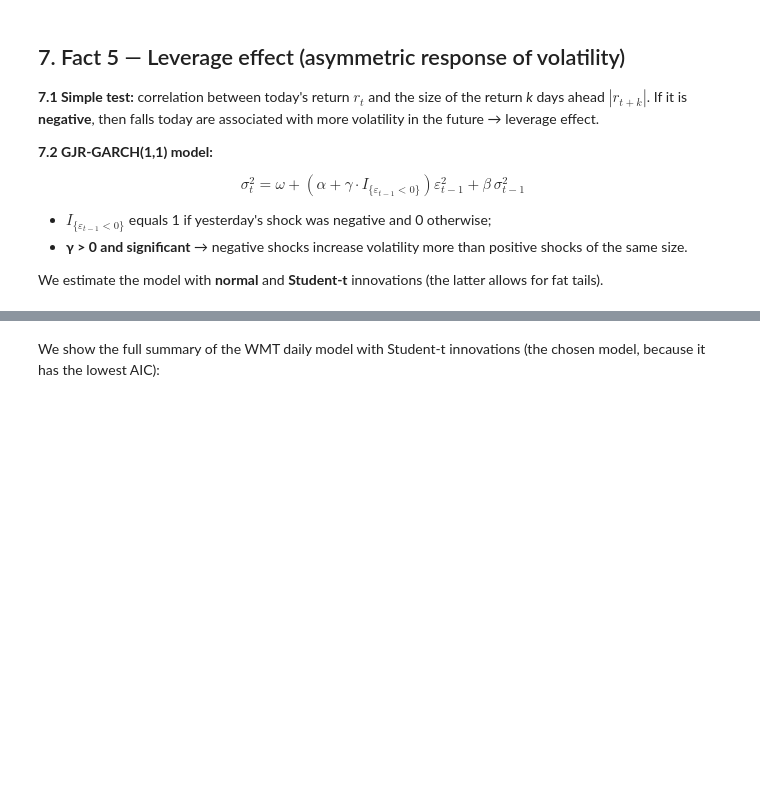
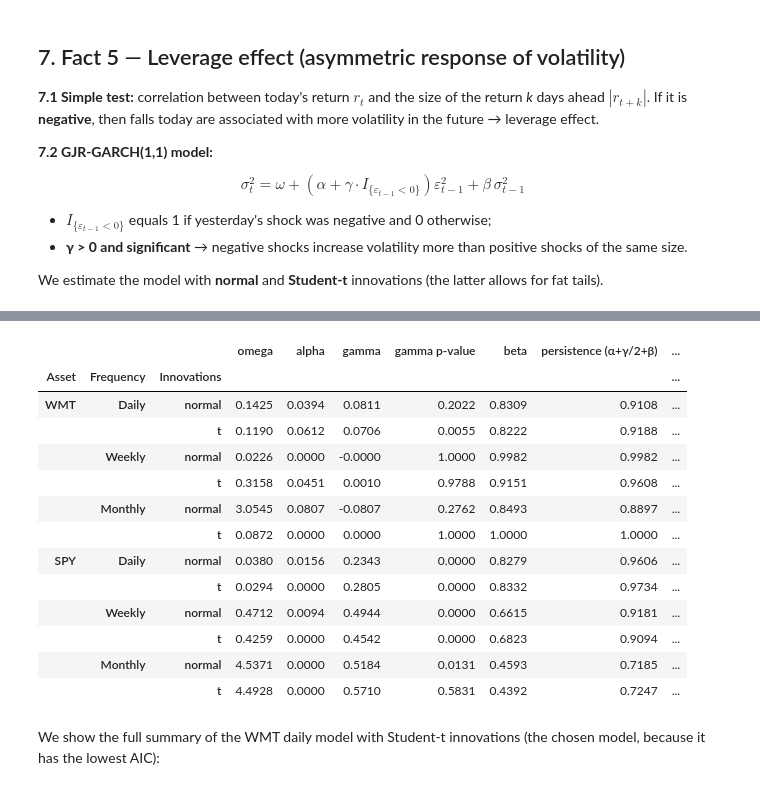
Before and after one commit to mpalhasantosseco-creator/Projecto_Asset, a Jupyter notebook: notebooks/03_stylised_facts_garch.ipynb, the cells around one changed output, grey strips where cells are left out. Cells and saved outputs as stored; diff of their text form; code cells hidden in the pictures; blank space fills up the shorter version.

```diff
--- a/notebooks/03_stylised_facts_garch.ipynb
+++ b/notebooks/03_stylised_facts_garch.ipynb
@@ -431,38 +525,57 @@ def fit_gjr(r, distribution):
     # We multiply the returns by 100 (so they are in %) because the optimiser of the 'arch' library
     # works better with numbers on that scale.
     model = arch_model(100 * r.dropna(), mean='Constant', vol='GARCH', p=1, o=1, q=1, dist=distribution)
-    return model.fit(disp='off')
+    result = model.fit(disp='off')
+    if result.convergence_flag != 0:
+        # The warnings are hidden at the top of the notebook, so we print this one ourselves
+        print(f'WARNING: the GJR-GARCH fit ({r.name}, {distribution}) did not converge - do not trust its estimates')
+    return result
 
 
 # We store all the models in a dictionary with key (asset, frequency, distribution)
 models = {}
 for asset in assets:
     for freq, table in frequencies.items():
         for distribution in ['normal', 't']:
             models[(asset, freq, distribution)] = fit_gjr(table[asset], distribution)
 
 # Table with the most important parameters
 rows = []
 for (asset, freq, distribution), res in models.items():
     p = res.params
     rows.append({
         'Asset': asset,
         'Frequency': freq,
         'Innovations': distribution,
         'omega': p['omega'],
         'alpha': p['alpha[1]'],
         'gamma': p['gamma[1]'],
         'gamma p-value': res.pvalues['gamma[1]'],
         'beta': p['beta[1]'],
         'persistence (α+γ/2+β)': p['alpha[1]'] + p['gamma[1]'] / 2 + p['beta[1]'],
         'nu (t d.o.f.)': p['nu'] if distribution == 't' else np.nan,
         'Log-lik.': res.loglikelihood,
         'AIC': res.aic,
         'BIC': res.bic,
     })
 
 tab_gjr = pd.DataFrame(rows).set_index(['Asset', 'Frequency', 'Innovations'])
 display(tab_gjr.round(4))
+# %% [output]
+|  |  |  | omega | alpha | gamma | gamma p-value | beta | persistence (α+γ/2+β) | ... |
+| Asset | Frequency | Innovations |  |  |  |  |  |  | ... |
+| WMT | Daily | normal | 0.1425 | 0.0394 | 0.0811 | 0.2022 | 0.8309 | 0.9108 | ... |
+|  |  | t | 0.1190 | 0.0612 | 0.0706 | 0.0055 | 0.8222 | 0.9188 | ... |
+|  | Weekly | normal | 0.0226 | 0.0000 | -0.0000 | 1.0000 | 0.9982 | 0.9982 | ... |
+|  |  | t | 0.3158 | 0.0451 | 0.0010 | 0.9788 | 0.9151 | 0.9608 | ... |
+|  | Monthly | normal | 3.0545 | 0.0807 | -0.0807 | 0.2762 | 0.8493 | 0.8897 | ... |
+|  |  | t | 0.0872 | 0.0000 | 0.0000 | 1.0000 | 1.0000 | 1.0000 | ... |
+| SPY | Daily | normal | 0.0380 | 0.0156 | 0.2343 | 0.0000 | 0.8279 | 0.9606 | ... |
+|  |  | t | 0.0294 | 0.0000 | 0.2805 | 0.0000 | 0.8332 | 0.9734 | ... |
+|  | Weekly | normal | 0.4712 | 0.0094 | 0.4944 | 0.0000 | 0.6615 | 0.9181 | ... |
+|  |  | t | 0.4259 | 0.0000 | 0.4542 | 0.0000 | 0.6823 | 0.9094 | ... |
+|  | Monthly | normal | 4.5371 | 0.0000 | 0.5184 | 0.0131 | 0.4593 | 0.7185 | ... |
+|  |  | t | 4.4928 | 0.0000 | 0.5710 | 0.5831 | 0.4392 | 0.7247 | ... |
 # %% [markdown]
 We show the full summary of the WMT daily model with Student-t innovations (the chosen model, because it has the lowest AIC):
 # %%
```
Also changed, not shown: parts of 25 cells of this notebook, 36 other files.
